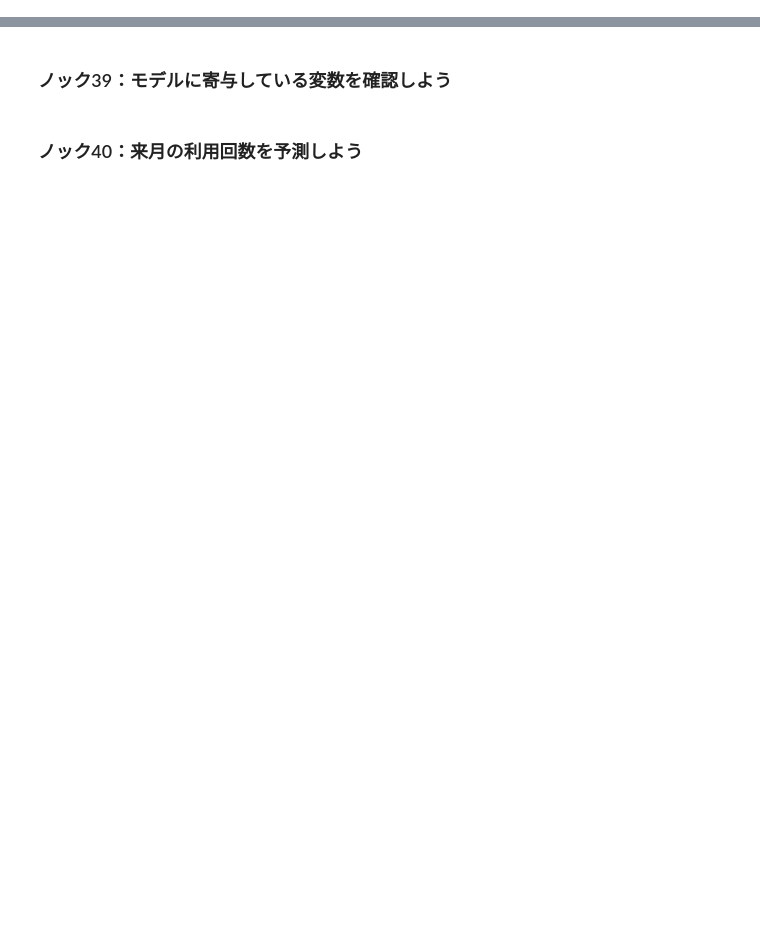
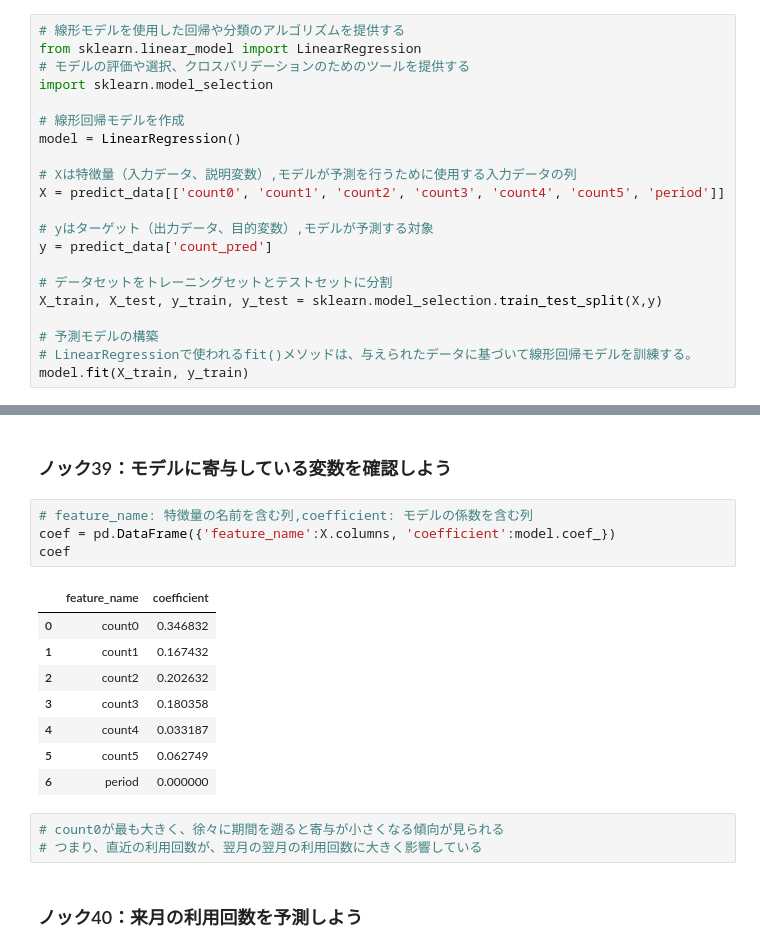
Before and after one commit to kakikawa/python_practice_1, a Jupyter notebook: 4章/4章_顧客の行動を予測する.ipynb, the cells around one changed output, grey strips where cells are left out. Cells and saved outputs as stored; diff of their text form; blank space fills up the shorter version.

```diff
--- a/4章/4章_顧客の行動を予測する.ipynb
+++ b/4章/4章_顧客の行動を予測する.ipynb
@@ -438,0 +449,21 @@ predict_data.head()
+# %%
+# 線形モデルを使用した回帰や分類のアルゴリズムを提供する
+from sklearn.linear_model import LinearRegression
+# モデルの評価や選択、クロスバリデーションのためのツールを提供する
+import sklearn.model_selection
+
+# 線形回帰モデルを作成
+model = LinearRegression()
+
+# Xは特徴量（入力データ、説明変数）,モデルが予測を行うために使用する入力データの列
+X = predict_data[['count0', 'count1', 'count2', 'count3', 'count4', 'count5', 'period']]
+
+# yはターゲット（出力データ、目的変数）,モデルが予測する対象
+y = predict_data['count_pred']
+
+# データセットをトレーニングセットとテストセットに分割
+X_train, X_test, y_train, y_test = sklearn.model_selection.train_test_split(X,y)
+
+# 予測モデルの構築
+# LinearRegressionで使われるfit()メソッドは、与えられたデータに基づいて線形回帰モデルを訓練する。
+model.fit(X_train, y_train)
@@ -440,3 +481,19 @@ predict_data.head()
 ### ノック39：モデルに寄与している変数を確認しよう
+# %%
+# feature_name: 特徴量の名前を含む列,coefficient: モデルの係数を含む列
+coef = pd.DataFrame({'feature_name':X.columns, 'coefficient':model.coef_})
+coef
+# %% [output]
+|  | feature_name | coefficient |
+| 0 | count0 | 0.346832 |
+| 1 | count1 | 0.167432 |
+| 2 | count2 | 0.202632 |
+| 3 | count3 | 0.180358 |
+| 4 | count4 | 0.033187 |
+| 5 | count5 | 0.062749 |
+| 6 | period | 0.000000 |
+# %%
+# count0が最も大きく、徐々に期間を遡ると寄与が小さくなる傾向が見られる
+# つまり、直近の利用回数が、翌月の翌月の利用回数に大きく影響している
 # %% [markdown]
 ### ノック40：来月の利用回数を予測しよう
```
Also changed, not shown: parts of 17 cells of this notebook, 1 other file.
